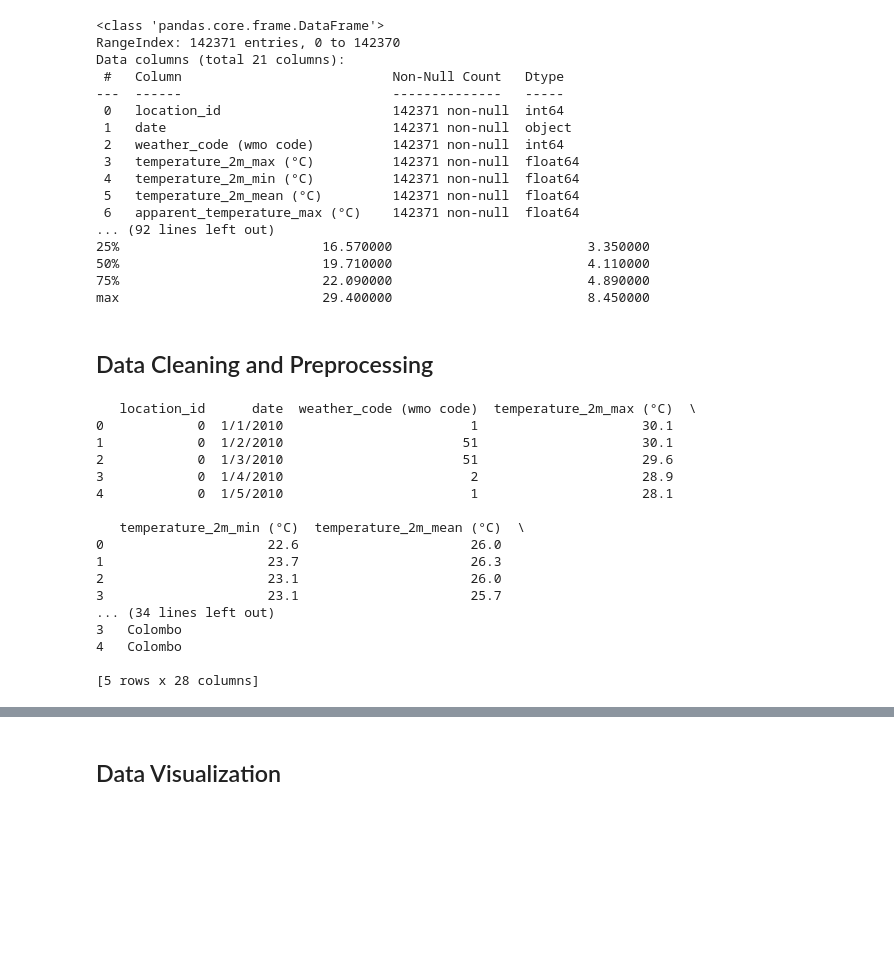
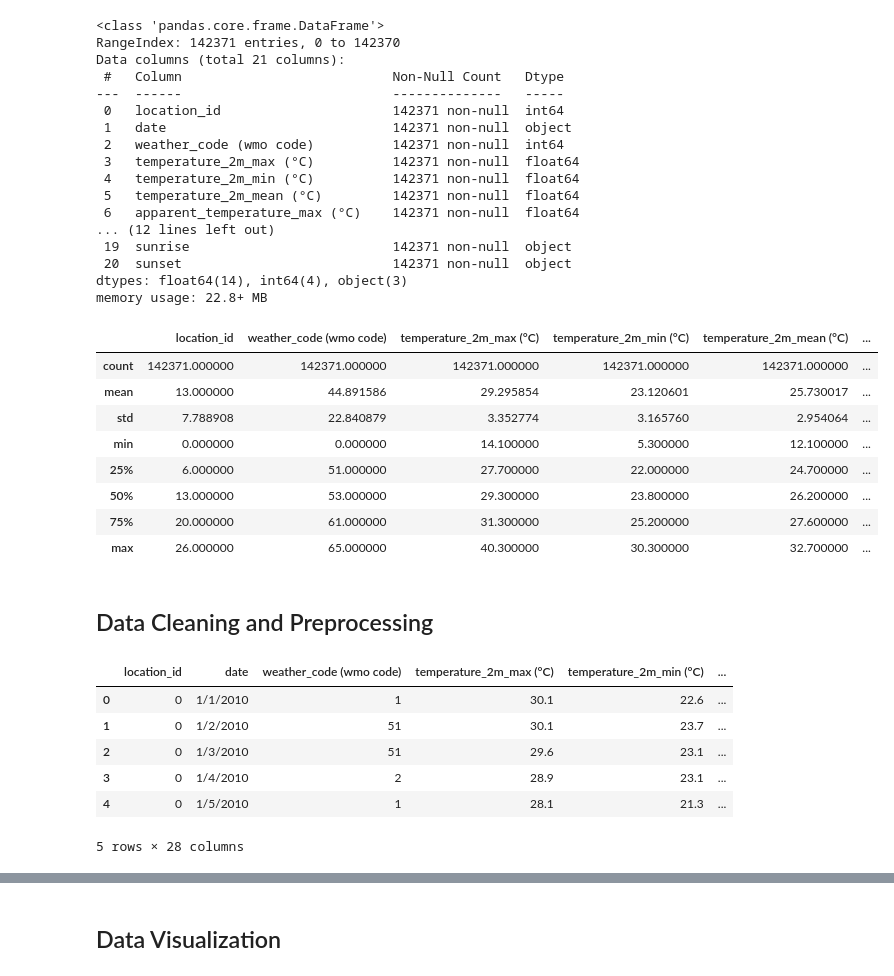
Before and after one commit to IT21271182/Deep-Learning-Project, a Jupyter notebook: IT21271182.ipynb, the cells around one changed output, grey strips where cells are left out. Saved outputs shown, nothing was run; the diff lists cells and outputs as text; code cells hidden in the pictures; blank space fills up the shorter version.

```diff
--- a/IT21271182.ipynb
+++ b/IT21271182.ipynb
@@ -36,7 +35,6 @@ print(location_data.head())
 # %%
 #Explore the Data
-print(weather_data.info())
-print(weather_data.describe())
+weather_data.info()
 # %% [output]
 <class 'pandas.core.frame.DataFrame'>
 RangeIndex: 142371 entries, 0 to 142370
@@ -50,10 +48,22 @@ Data columns (total 21 columns):
  4   temperature_2m_min (°C)          142371 non-null  float64
  5   temperature_2m_mean (°C)         142371 non-null  float64
  6   apparent_temperature_max (°C)    142371 non-null  float64
-... (92 lines left out)
-25%                          16.570000                         3.350000
-50%                          19.710000                         4.110000
-75%                          22.090000                         4.890000
-max                          29.400000                         8.450000
+... (12 lines left out)
+ 19  sunrise                          142371 non-null  object
+ 20  sunset                           142371 non-null  object
+dtypes: float64(14), int64(4), object(3)
+memory usage: 22.8+ MB
+# %%
+weather_data.describe()
+# %% [output]
+|  | location_id | weather_code (wmo code) | temperature_2m_max (°C) | temperature_2m_min (°C) | temperature_2m_mean (°C) | ... |
+| count | 142371.000000 | 142371.000000 | 142371.000000 | 142371.000000 | 142371.000000 | ... |
+| mean | 13.000000 | 44.891586 | 29.295854 | 23.120601 | 25.730017 | ... |
+| std | 7.788908 | 22.840879 | 3.352774 | 3.165760 | 2.954064 | ... |
+| min | 0.000000 | 0.000000 | 14.100000 | 5.300000 | 12.100000 | ... |
+| 25% | 6.000000 | 51.000000 | 27.700000 | 22.000000 | 24.700000 | ... |
+| 50% | 13.000000 | 53.000000 | 29.300000 | 23.800000 | 26.200000 | ... |
+| 75% | 20.000000 | 61.000000 | 31.300000 | 25.200000 | 27.600000 | ... |
+| max | 26.000000 | 65.000000 | 40.300000 | 30.300000 | 32.700000 | ... |
 # %% [markdown]
 ## Data Cleaning and Preprocessing
@@ -66,21 +73,11 @@ merged_data = pd.merge(weather_data, location_data, how='inner', on='location_id
 # %%
 #Verify the Merged Data
-print(merged_data.head())
+merged_data.head()
 # %% [output]
+|  | location_id | date | weather_code (wmo code) | temperature_2m_max (°C) | temperature_2m_min (°C) | ... |
+| 0 | 0 | 1/1/2010 | 1 | 30.1 | 22.6 | ... |
+| 1 | 0 | 1/2/2010 | 51 | 30.1 | 23.7 | ... |
+| 2 | 0 | 1/3/2010 | 51 | 29.6 | 23.1 | ... |
+| 3 | 0 | 1/4/2010 | 2 | 28.9 | 23.1 | ... |
+| 4 | 0 | 1/5/2010 | 1 | 28.1 | 21.3 | ... |
-   location_id      date  weather_code (wmo code)  temperature_2m_max (°C)  \
-0            0  1/1/2010                        1                     30.1
-1            0  1/2/2010                       51                     30.1
-2            0  1/3/2010                       51                     29.6
-3            0  1/4/2010                        2                     28.9
-4            0  1/5/2010                        1                     28.1
-
-   temperature_2m_min (°C)  temperature_2m_mean (°C)  \
-0                     22.6                      26.0
-1                     23.7                      26.3
-2                     23.1                      26.0
-3                     23.1                      25.7
-... (34 lines left out)
-3   Colombo
-4   Colombo
-
-[5 rows x 28 columns]
+5 rows × 28 columns
```
Also changed, not shown: parts of 27 cells of this notebook.
